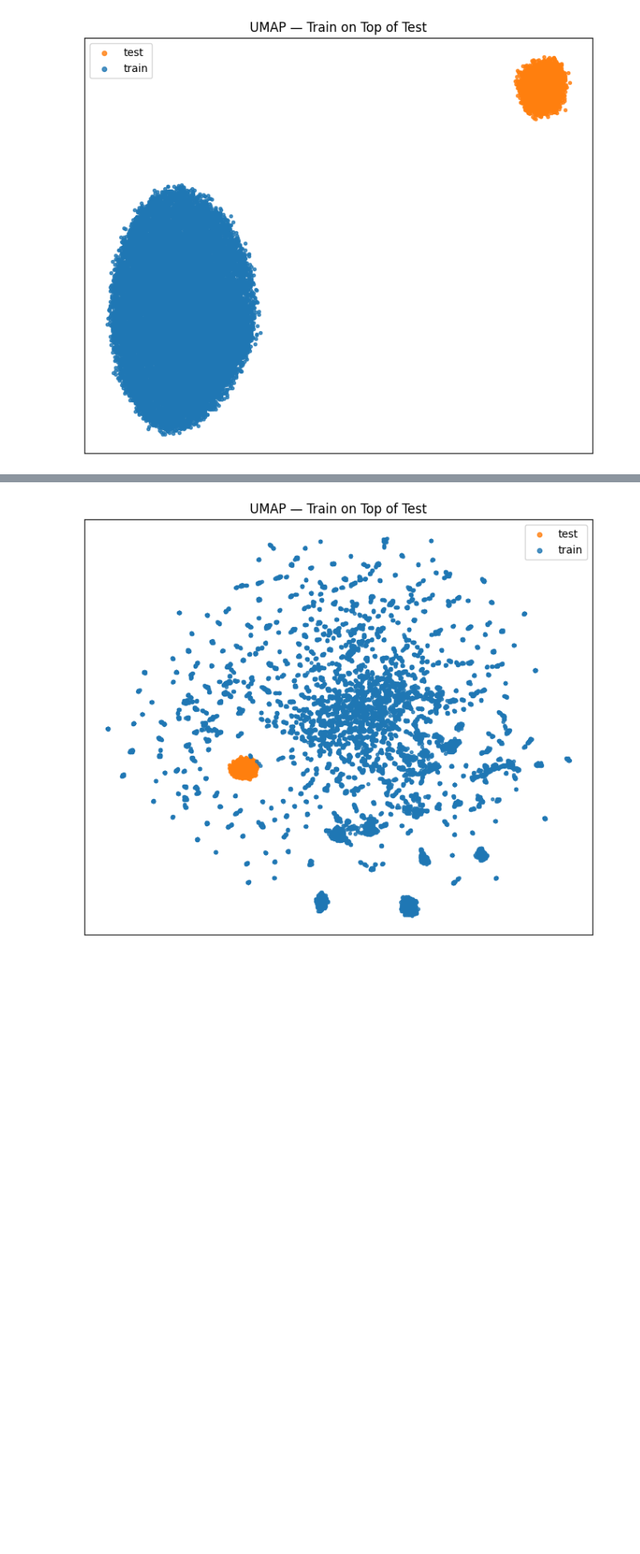
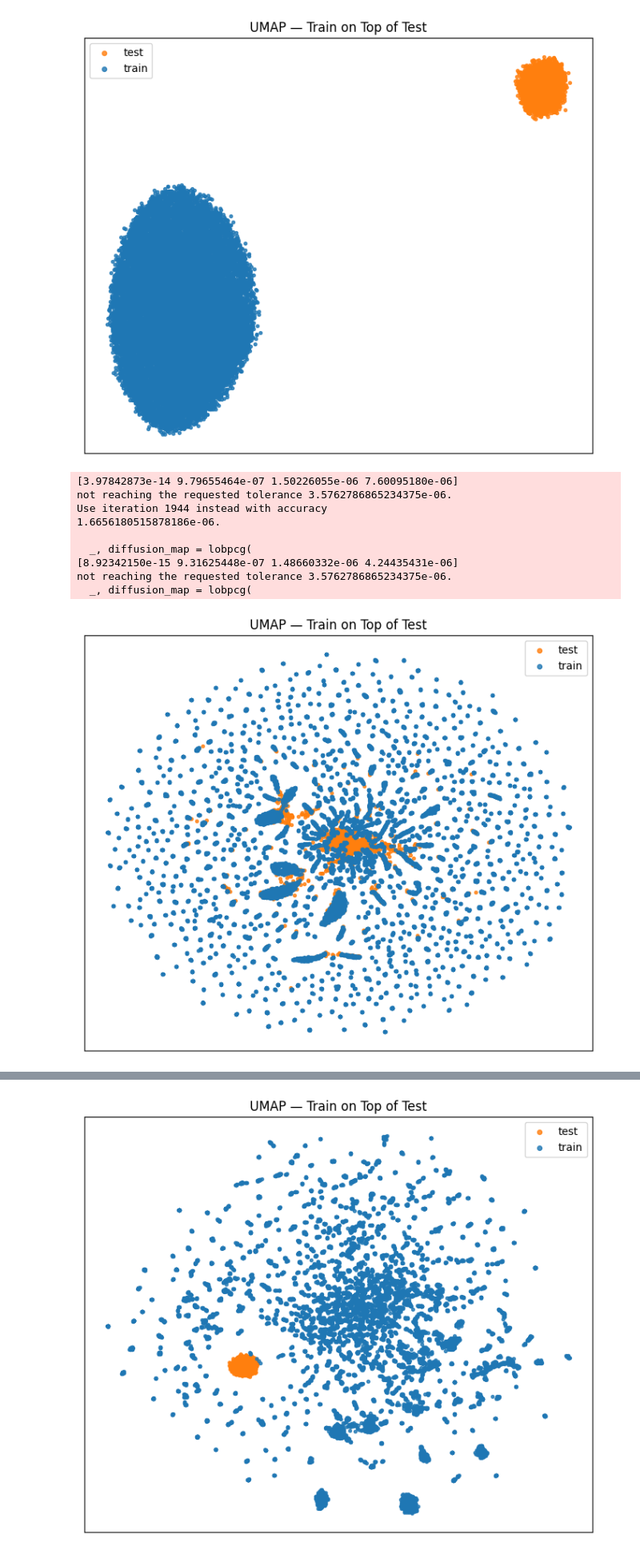
Before and after one commit to SZ-yang/SCSeq_LineageBarcoding, a Jupyter notebook: SCLineage_ConstrativeLearning/out/plot/feat_LCL_2025/cell_tag_multi/cell_tag_multi_only_testAsPenalty.ipynb, the cells around one changed output, grey strips where cells are left out. Shown at 80% size. Saved outputs shown, nothing was run; the diff lists cells and outputs as text; code cells hidden in the pictures; blank space fills up the shorter version.

```diff
--- a/SCLineage_ConstrativeLearning/out/plot/feat_LCL_2025/cell_tag_multi/cell_tag_multi_only_testAsPenalty.ipynb
+++ b/SCLineage_ConstrativeLearning/out/plot/feat_LCL_2025/cell_tag_multi/cell_tag_multi_only_testAsPenalty.ipynb
@@ -171,3 +176,16 @@ def plot_train_test_umap(train_emb, test_emb, n_neighbors=15, min_dist=0.3, rand
 plot_train_test_umap(train_embed_001, test_embed_001)
 # %% [output]
 [figure]
+# %%
+plot_train_test_umap(train_embed_001_pj, test_embed_001_pj)
+# %% [output]
+[3.97842873e-14 9.79655464e-07 1.50226055e-06 7.60095180e-06]
+not reaching the requested tolerance 3.5762786865234375e-06.
+Use iteration 1944 instead with accuracy
+1.6656180515878186e-06.
+
+  _, diffusion_map = lobpcg(
+[8.92342150e-15 9.31625448e-07 1.48660332e-06 4.24435431e-06]
+not reaching the requested tolerance 3.5762786865234375e-06.
+  _, diffusion_map = lobpcg(
+[figure, added]
```
Also changed, not shown: parts of 12 cells of this notebook, 4 other files.
